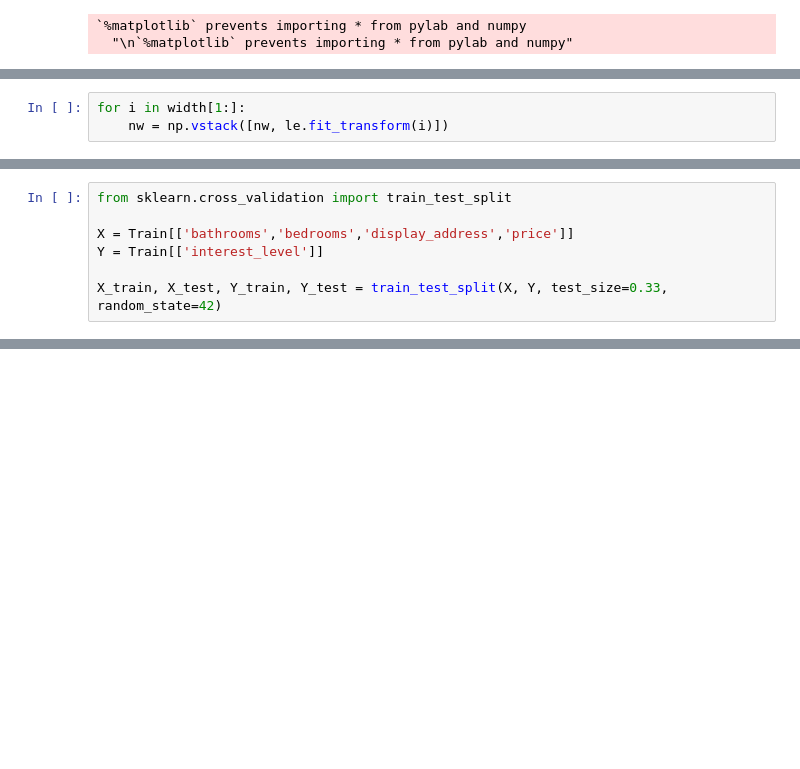
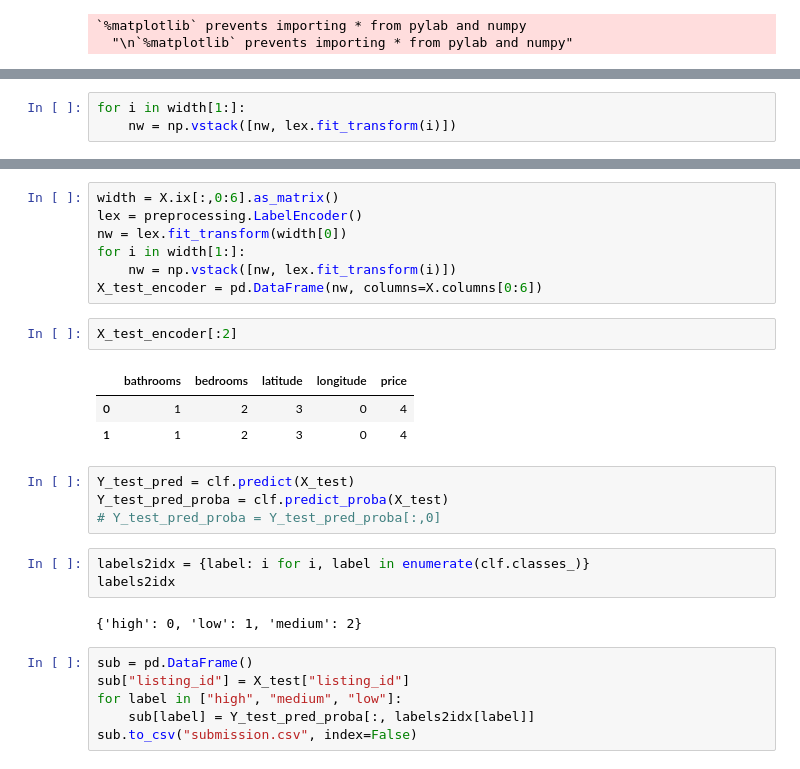
Before and after one commit to jinxiaofan/CCIS-CS6220, a Jupyter notebook: Project.ipynb, the cells around one changed output, grey strips where cells are left out. Cells and saved outputs as stored; diff of their text form; blank space fills up the shorter version.

```diff
--- a/Project.ipynb
+++ b/Project.ipynb
@@ -47,4 +53,4 @@ print(nw)
 # %%
 for i in width[1:]:
-    nw = np.vstack([nw, le.fit_transform(i)])
+    nw = np.vstack([nw, lex.fit_transform(i)])
 # %%
@@ -79,7 +89,0 @@ Image(graph.create_png())
-# %%
-from sklearn.cross_validation import train_test_split
-
-X = Train[['bathrooms','bedrooms','display_address','price']]
-Y = Train[['interest_level']]
-
-X_train, X_test, Y_train, Y_test = train_test_split(X, Y, test_size=0.33, random_state=42)
@@ -98,0 +105,28 @@ ValueError: could not convert string to float:
+# %%
+width = X.ix[:,0:6].as_matrix()
+lex = preprocessing.LabelEncoder()
+nw = lex.fit_transform(width[0])
+for i in width[1:]:
+    nw = np.vstack([nw, lex.fit_transform(i)])
+X_test_encoder = pd.DataFrame(nw, columns=X.columns[0:6])
+# %%
+X_test_encoder[:2]
+# %% [output]
+|  | bathrooms | bedrooms | latitude | longitude | price |
+| 0 | 1 | 2 | 3 | 0 | 4 |
+| 1 | 1 | 2 | 3 | 0 | 4 |
+# %%
+Y_test_pred = clf.predict(X_test)
+Y_test_pred_proba = clf.predict_proba(X_test)
+# Y_test_pred_proba = Y_test_pred_proba[:,0]
+# %%
+labels2idx = {label: i for i, label in enumerate(clf.classes_)}
+labels2idx
+# %% [output]
+{'high': 0, 'low': 1, 'medium': 2}
+# %%
+sub = pd.DataFrame()
+sub["listing_id"] = X_test["listing_id"]
+for label in ["high", "medium", "low"]:
+    sub[label] = Y_test_pred_proba[:, labels2idx[label]]
+sub.to_csv("submission.csv", index=False)
```
Also changed, not shown: parts of 22 cells of this notebook, 2 other files.
